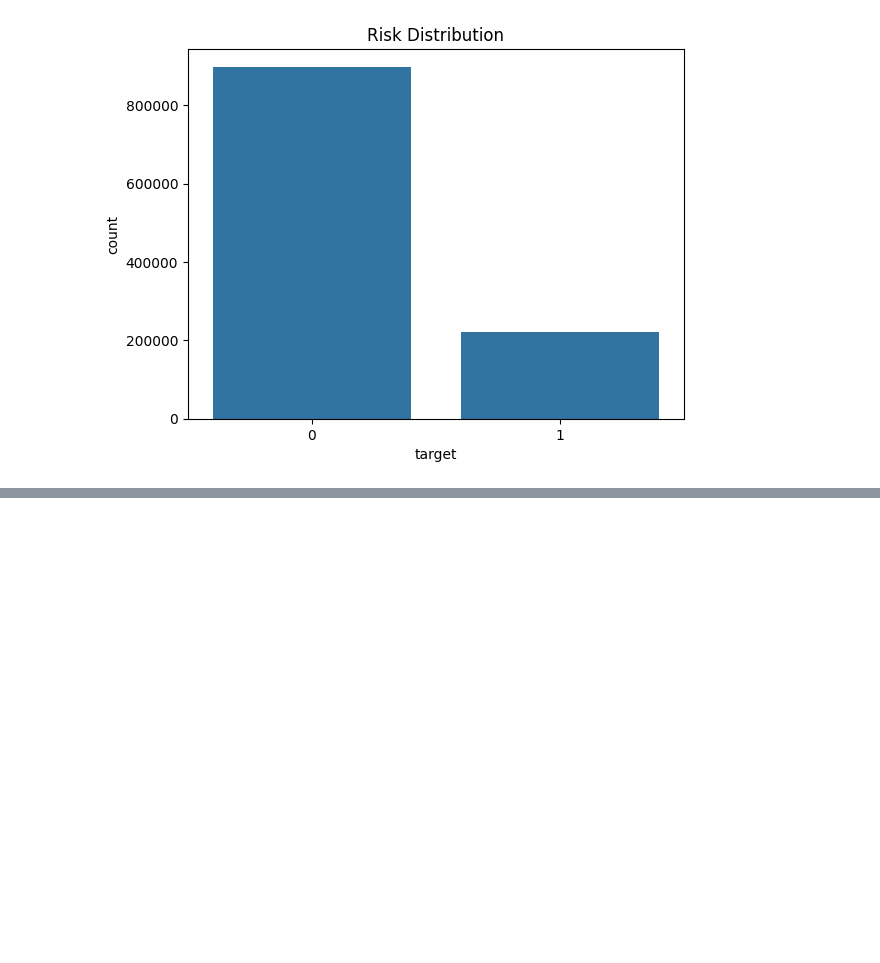
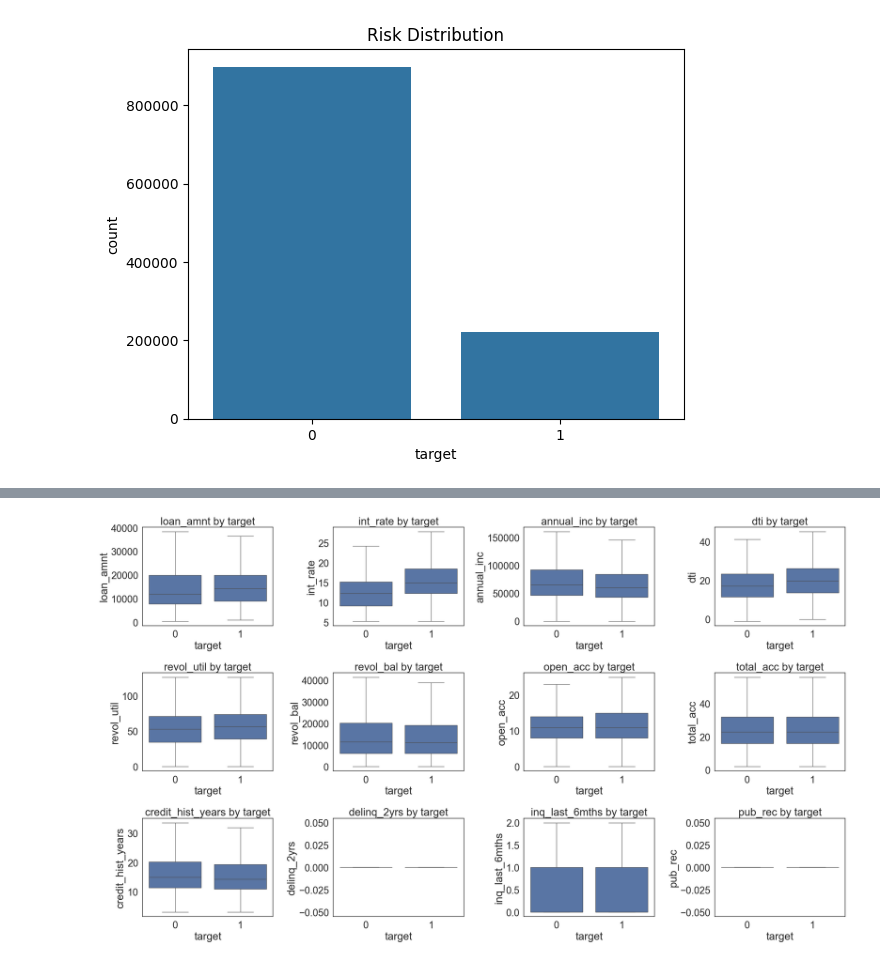
Before and after one commit to JeevikaH22/credit-risk-system, a Jupyter notebook: notebooks/EDA_base_cleaning.ipynb, the cells around one changed output, grey strips where cells are left out. Saved outputs shown, nothing was run; the diff lists cells and outputs as text; code cells hidden in the pictures; blank space fills up the shorter version.

```diff
--- a/notebooks/EDA_base_cleaning.ipynb
+++ b/notebooks/EDA_base_cleaning.ipynb
@@ -164,0 +183,13 @@ plt.show()
+# %%
+num_cols = ["loan_amnt", "int_rate", "annual_inc", "dti", "revol_util",
+            "revol_bal", "open_acc", "total_acc", "credit_hist_years",
+            "delinq_2yrs", "inq_last_6mths", "pub_rec"]
+
+fig, axes = plt.subplots(3, 4, figsize=(24, 14))
+for ax, col in zip(axes.flatten(), num_cols):
+    sns.boxplot(data=train, x="target", y=col, ax=ax, showfliers=False)
+    ax.set_title(f"{col} by target")
+plt.tight_layout()
+plt.show()
+# %% [output]
+[figure, added]
```
Also changed, not shown: parts of 10 cells of this notebook.
